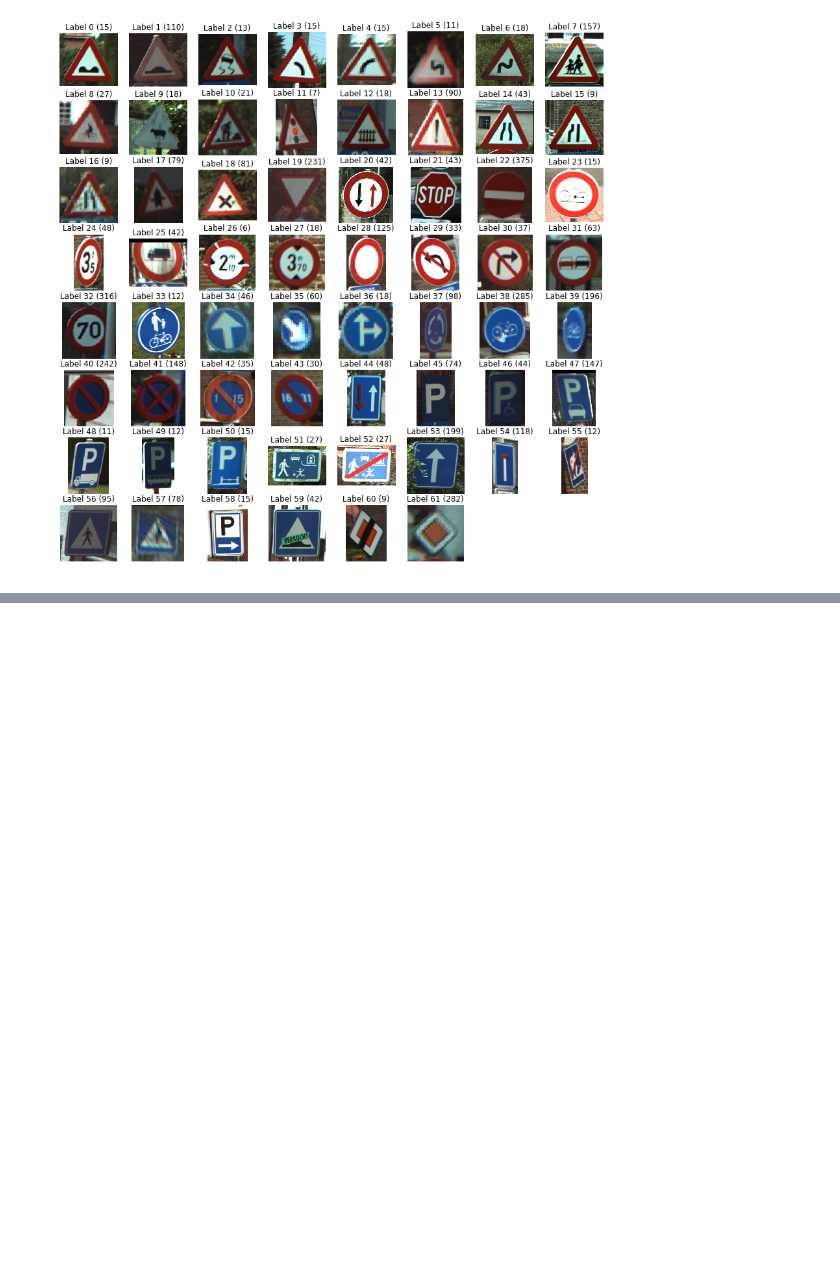
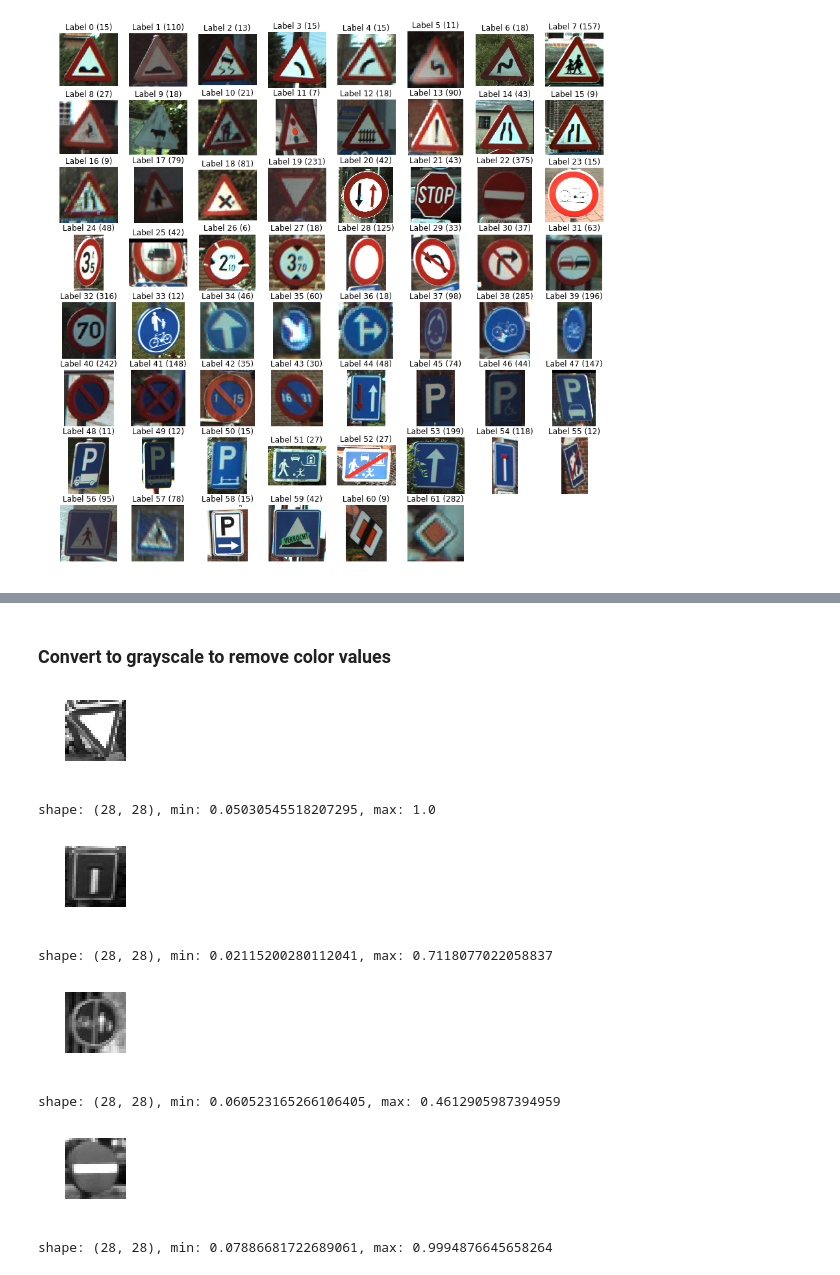
Before and after one commit to subhojit-mukherjee/tensorflow_tryout, a Jupyter notebook: Tensorflow_triage.ipynb, the cells around one changed output, grey strips where cells are left out. Drawn from its saved outputs; the diff is of its cells as text; code cells hidden in the pictures; blank space fills up the shorter version.

Commit message:
TF added, played with Gray and Binary scale

```diff
--- a/Tensorflow_triage.ipynb
+++ b/Tensorflow_triage.ipynb
@@ -208,0 +244,27 @@ plt.show()
+# %% [markdown]
+### Convert to grayscale to remove color values
+# %%
+images32_gray = rgb2gray(np.array(images32))
+# %%
+# Determine the (random) indexes of the images
+traffic_signs = [100, 500, 1000, 3000]
+
+# Fill out the subplots with the random images and add shape, min and max values
+for i in range(len(traffic_signs)):
+    plt.subplot(1, 4, i+1)
+    plt.axis('off')
+    plt.imshow(images32_gray[traffic_signs[i]], cmap = 'gray')
+    plt.subplots_adjust(wspace=0.5)
+    plt.show()
+    print("shape: {0}, min: {1}, max: {2}".format(images32_gray[traffic_signs[i]].shape,
+                                                  images32_gray[traffic_signs[i]].min(),
+                                                  images32_gray[traffic_signs[i]].max()))
+# %% [output]
+[figure, added]
+shape: (28, 28), min: 0.05030545518207295, max: 1.0
+[figure, added]
+shape: (28, 28), min: 0.02115200280112041, max: 0.7118077022058837
+[figure, added]
+shape: (28, 28), min: 0.060523165266106405, max: 0.4612905987394959
+[figure, added]
+shape: (28, 28), min: 0.07886681722689061, max: 0.9994876645658264
```
Also changed, not shown: parts of 37 cells of this notebook.
